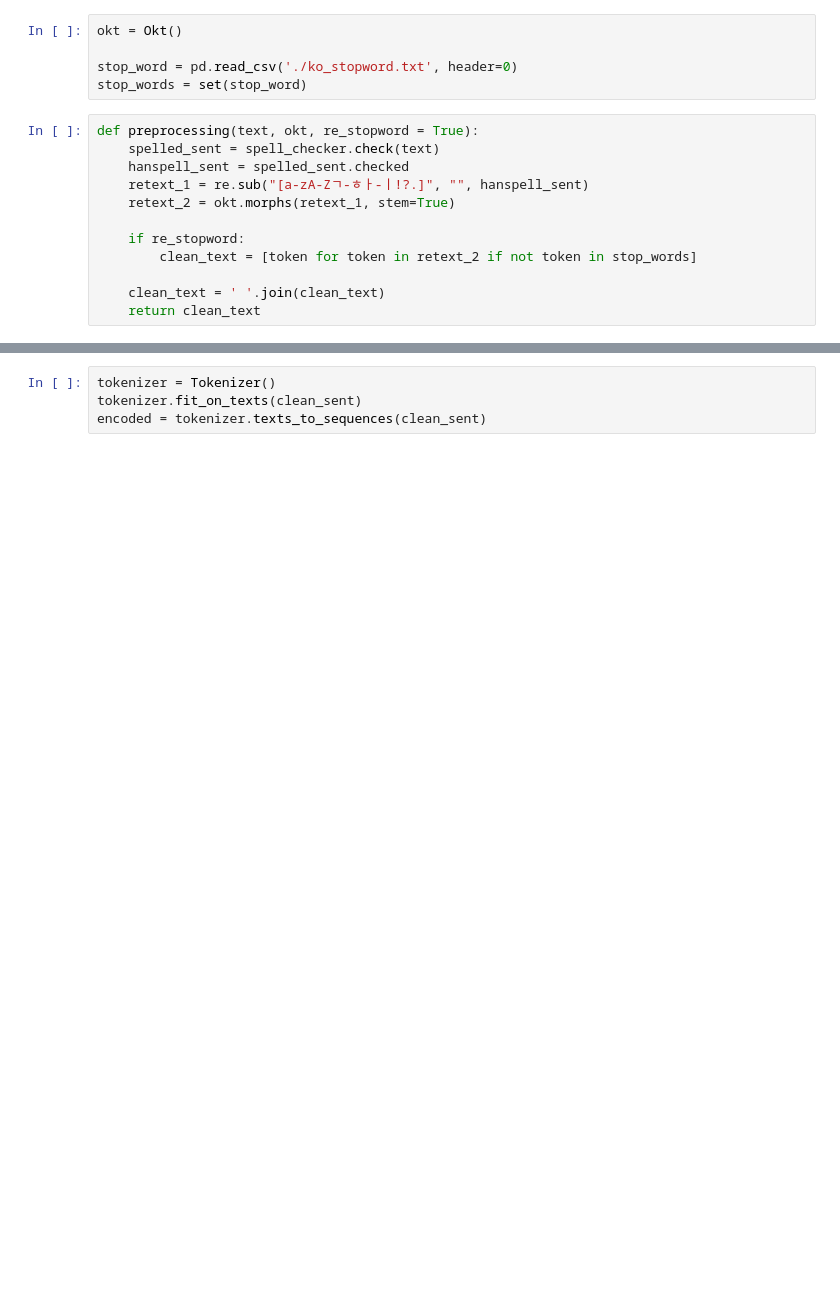
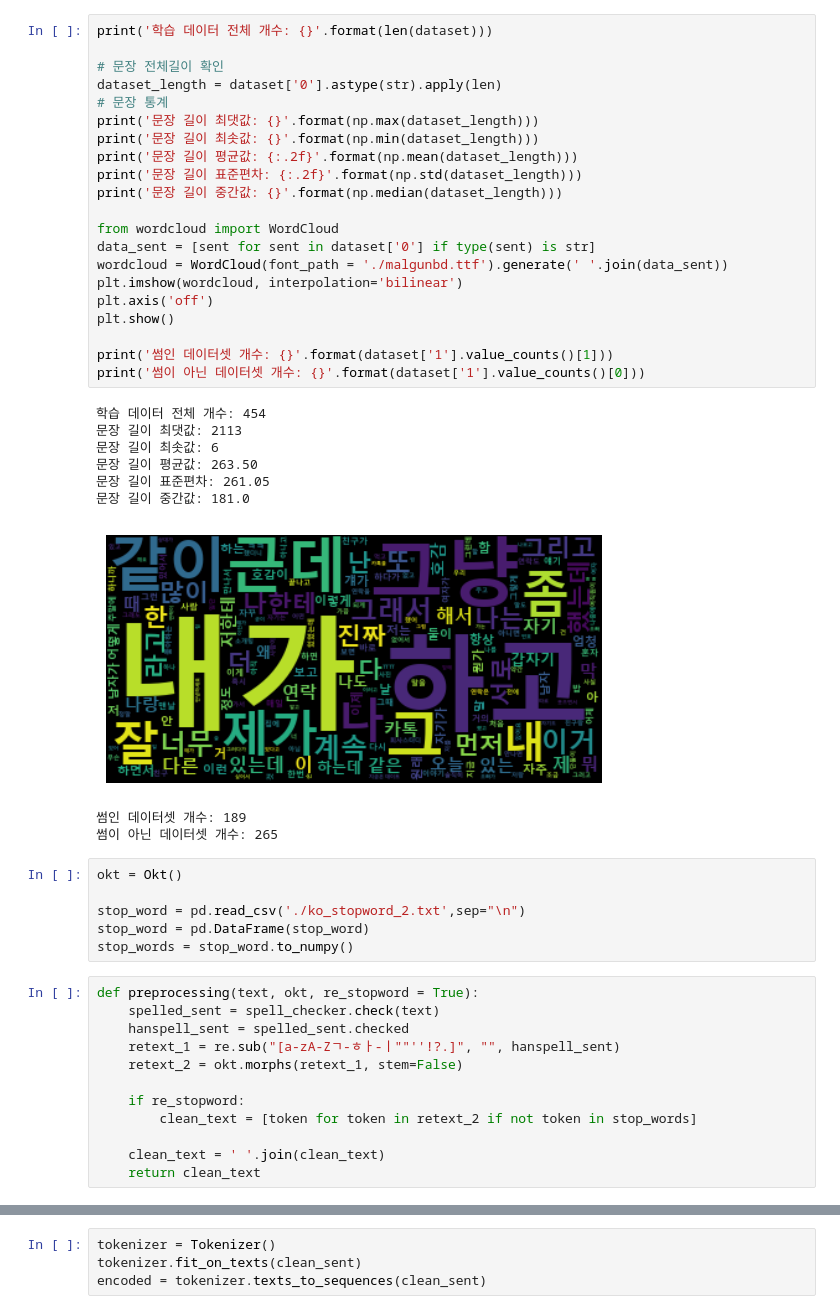
Before and after one commit to taeyeon721/SomeLight, a Jupyter notebook: ai/DB_Cleaning.ipynb, the cells around one changed output, grey strips where cells are left out. Saved outputs shown, nothing was run; the diff lists cells and outputs as text; blank space fills up the shorter version.

```diff
--- a/ai/DB_Cleaning.ipynb
+++ b/ai/DB_Cleaning.ipynb
@@ -29,14 +30,46 @@ File Size: 0.03MB
+# %%
+print('학습 데이터 전체 개수: {}'.format(len(dataset)))
+
+# 문장 전체길이 확인
+dataset_length = dataset['0'].astype(str).apply(len)
+# 문장 통계
+print('문장 길이 최댓값: {}'.format(np.max(dataset_length)))
+print('문장 길이 최솟값: {}'.format(np.min(dataset_length)))
+print('문장 길이 평균값: {:.2f}'.format(np.mean(dataset_length)))
+print('문장 길이 표준편차: {:.2f}'.format(np.std(dataset_length)))
+print('문장 길이 중간값: {}'.format(np.median(dataset_length)))
+
+from wordcloud import WordCloud
+data_sent = [sent for sent in dataset['0'] if type(sent) is str]
+wordcloud = WordCloud(font_path = './malgunbd.ttf').generate(' '.join(data_sent))
+plt.imshow(wordcloud, interpolation='bilinear')
+plt.axis('off')
+plt.show()
+
+print('썸인 데이터셋 개수: {}'.format(dataset['1'].value_counts()[1]))
+print('썸이 아닌 데이터셋 개수: {}'.format(dataset['1'].value_counts()[0]))
+# %% [output]
+학습 데이터 전체 개수: 454
+문장 길이 최댓값: 2113
+문장 길이 최솟값: 6
+문장 길이 평균값: 263.50
+문장 길이 표준편차: 261.05
+문장 길이 중간값: 181.0
+[figure, added]
+썸인 데이터셋 개수: 189
+썸이 아닌 데이터셋 개수: 265
 # %%
 okt = Okt()
 
-stop_word = pd.read_csv('./ko_stopword.txt', header=0)
-stop_words = set(stop_word)
+stop_word = pd.read_csv('./ko_stopword_2.txt',sep="\n")
+stop_word = pd.DataFrame(stop_word)
+stop_words = stop_word.to_numpy()
 # %%
 def preprocessing(text, okt, re_stopword = True):
     spelled_sent = spell_checker.check(text)
     hanspell_sent = spelled_sent.checked
-    retext_1 = re.sub("[a-zA-Zㄱ-ㅎㅏ-ㅣ!?.]", "", hanspell_sent)
-    retext_2 = okt.morphs(retext_1, stem=True)
+    retext_1 = re.sub("[a-zA-Zㄱ-ㅎㅏ-ㅣ""''!?.]", "", hanspell_sent)
+    retext_2 = okt.morphs(retext_1, stem=False)
 
     if re_stopword:
         clean_text = [token for token in retext_2 if not token in stop_words]
```
Also changed, not shown: parts of 10 cells of this notebook.
